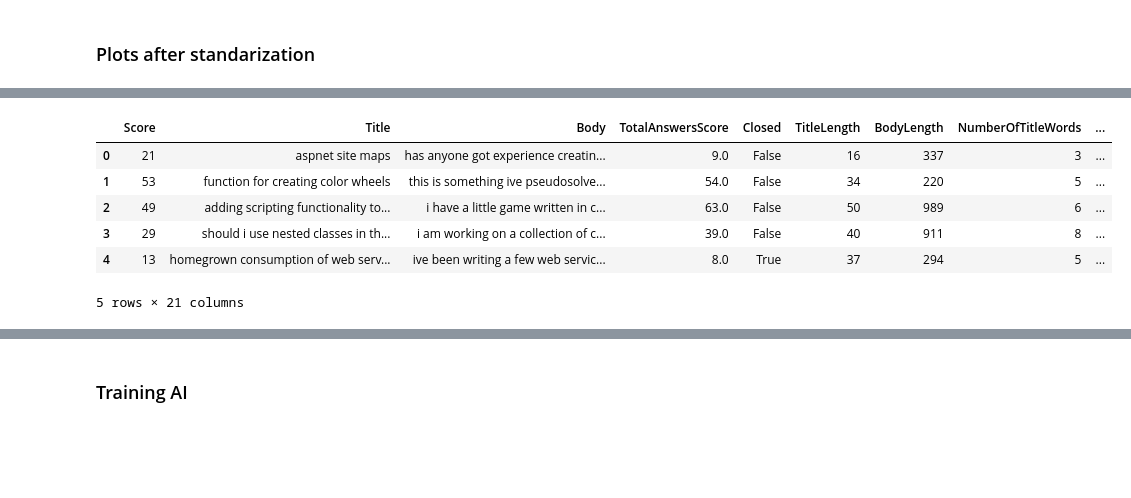
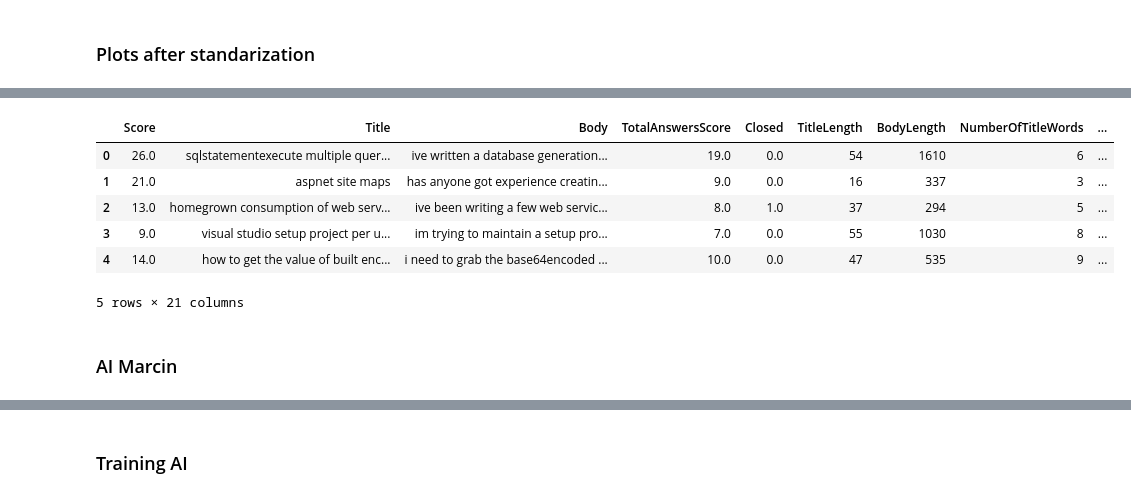
Before and after one commit to marcinkaczmarzyk/ai_stack_overflow, a Jupyter notebook: AI Stack Overflow predictions .ipynb, the cells around one changed output, grey strips where cells are left out. Drawn from its saved outputs; the diff is of its cells as text; code cells hidden in the pictures; blank space fills up the shorter version.

```diff
--- a/AI Stack Overflow predictions .ipynb
+++ b/AI Stack Overflow predictions .ipynb
@@ -349,14 +349,16 @@ del plot_manager
 # %%
 
-modified_qustions_df = pd.read_csv(standarizaded_file, encoding="ISO-8859-1")
+questions_csv = pd.read_csv(standarizaded_file, encoding="ISO-8859-1")
 # %%
-modified_qustions_df.head()
+questions_csv.head()
 # %% [output]
 |  | Score | Title | Body | TotalAnswersScore | Closed | TitleLength | BodyLength | NumberOfTitleWords | ... |
-| 0 | 21 | aspnet site maps | has anyone got experience creatin... | 9.0 | False | 16 | 337 | 3 | ... |
-| 1 | 53 | function for creating color wheels | this is something ive pseudosolve... | 54.0 | False | 34 | 220 | 5 | ... |
-| 2 | 49 | adding scripting functionality to... | i have a little game written in c... | 63.0 | False | 50 | 989 | 6 | ... |
-| 3 | 29 | should i use nested classes in th... | i am working on a collection of c... | 39.0 | False | 40 | 911 | 8 | ... |
-| 4 | 13 | homegrown consumption of web serv... | ive been writing a few web servic... | 8.0 | True | 37 | 294 | 5 | ... |
+| 0 | 26.0 | sqlstatementexecute multiple quer... | ive written a database generation... | 19.0 | 0.0 | 54 | 1610 | 6 | ... |
+| 1 | 21.0 | aspnet site maps | has anyone got experience creatin... | 9.0 | 0.0 | 16 | 337 | 3 | ... |
+| 2 | 13.0 | homegrown consumption of web serv... | ive been writing a few web servic... | 8.0 | 1.0 | 37 | 294 | 5 | ... |
+| 3 | 9.0 | visual studio setup project per u... | im trying to maintain a setup pro... | 7.0 | 0.0 | 55 | 1030 | 8 | ... |
+| 4 | 14.0 | how to get the value of built enc... | i need to grab the base64encoded ... | 10.0 | 0.0 | 47 | 535 | 9 | ... |
 5 rows × 21 columns
+# %% [markdown]
+### AI Marcin
 # %%
```
Also changed, not shown: parts of 11 cells of this notebook, 2 other files.
